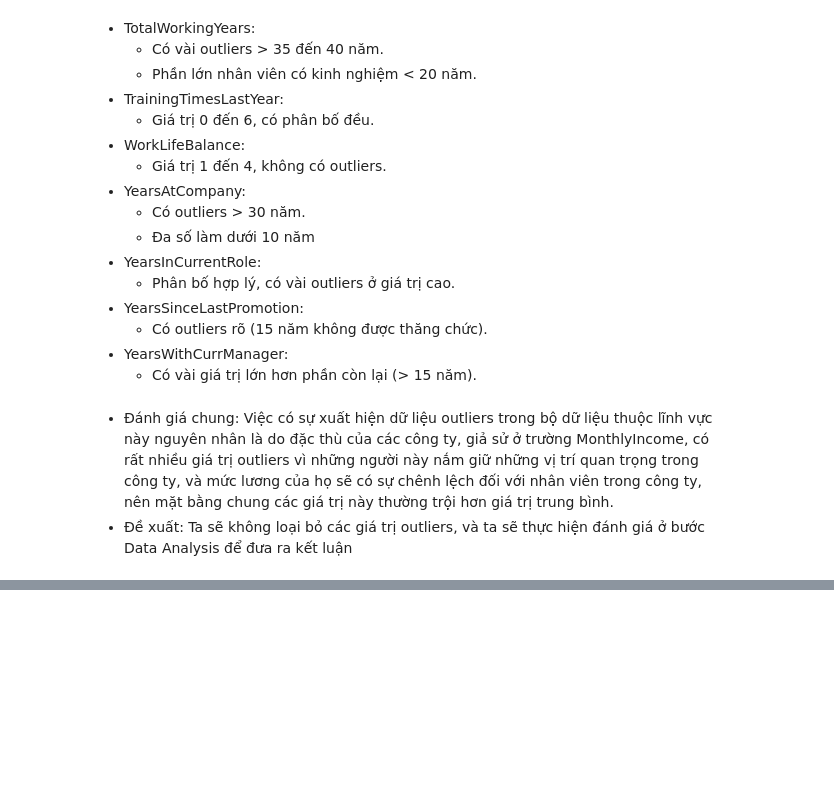
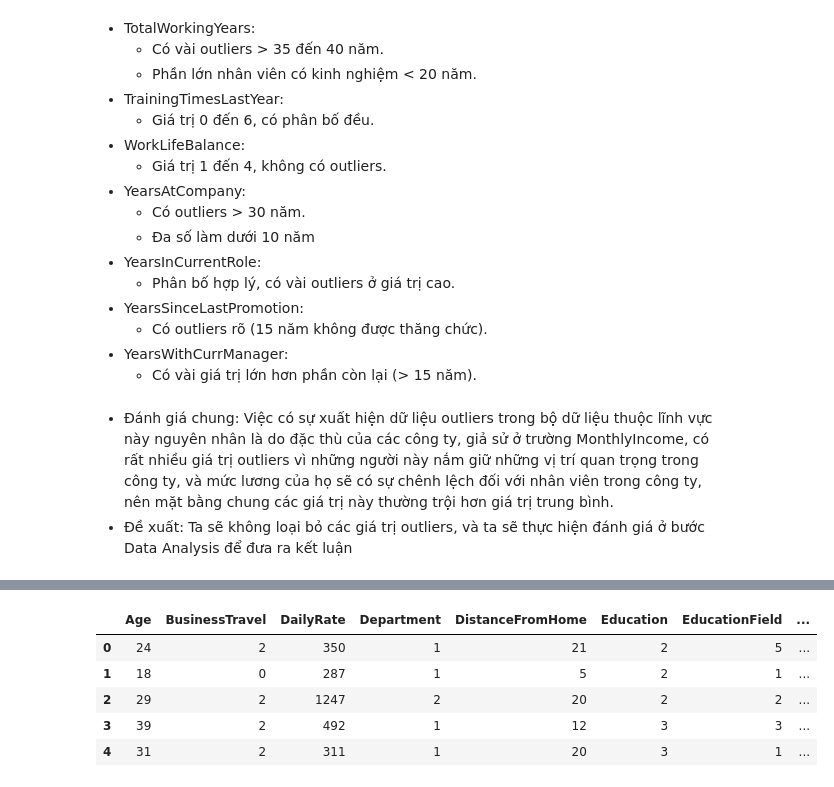
Before and after one commit to nqnghia02/HR-Analytics, a Jupyter notebook: src/preprocessing/processing.ipynb, the cells around one changed output, grey strips where cells are left out. Cells and saved outputs as stored; diff of their text form; code cells hidden in the pictures; blank space fills up the shorter version.

```diff
--- a/src/preprocessing/processing.ipynb
+++ b/src/preprocessing/processing.ipynb
@@ -426,0 +428,9 @@ Nhận xét: Việc chuyển đổi dữ liệu định tính sang định lư
+# %%
+df_train_le.head()
+# %% [output]
+|  | Age | BusinessTravel | DailyRate | Department | DistanceFromHome | Education | EducationField | ... |
+| 0 | 24 | 2 | 350 | 1 | 21 | 2 | 5 | ... |
+| 1 | 18 | 0 | 287 | 1 | 5 | 2 | 1 | ... |
+| 2 | 29 | 2 | 1247 | 2 | 20 | 2 | 2 | ... |
+| 3 | 39 | 2 | 492 | 1 | 12 | 3 | 3 | ... |
+| 4 | 31 | 2 | 311 | 1 | 20 | 3 | 1 | ... |
```
Also changed, not shown: parts of 31 cells of this notebook.
